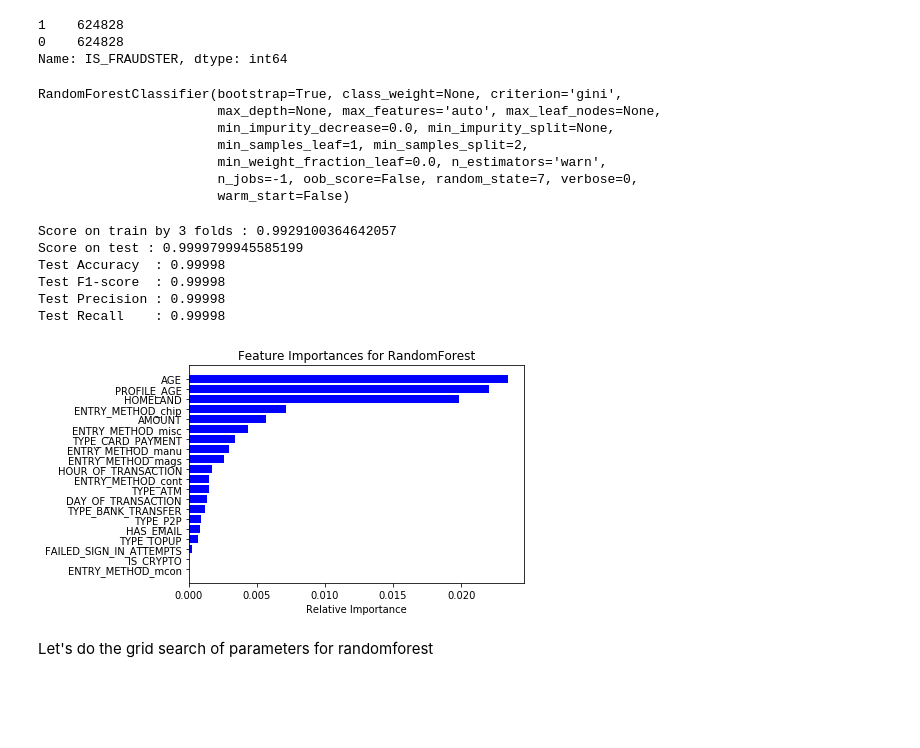
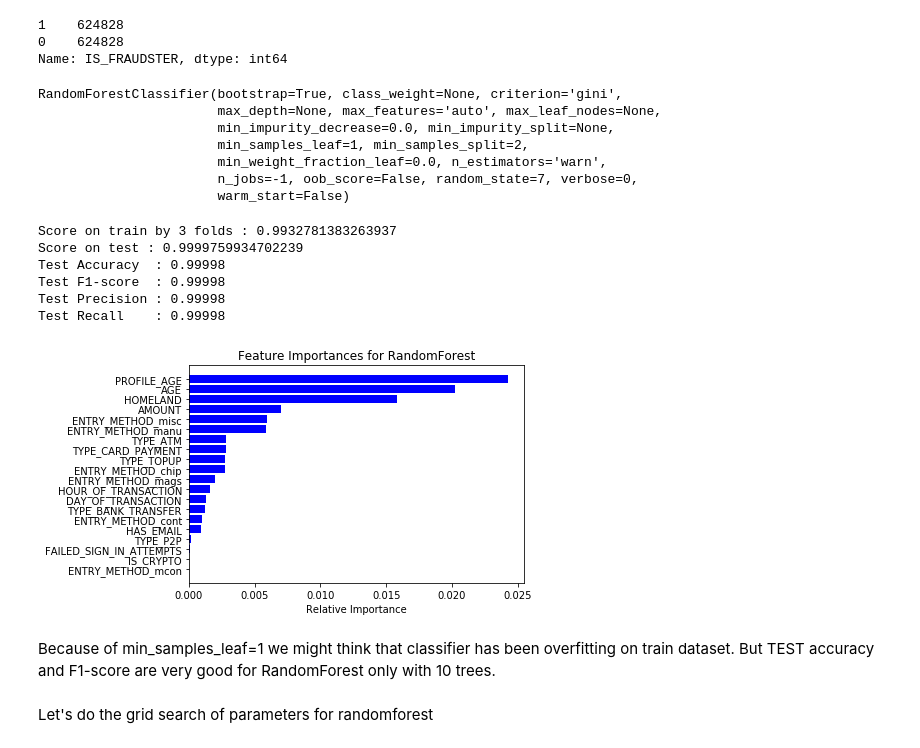
Before and after one commit to VladimirNikiforov/python_common, a Jupyter notebook: challenges/catching_fraud/notebooks/FinCrime.ipynb, the cells around one changed output. Cells and saved outputs as stored; diff of their text form; code cells hidden in the pictures; blank space fills up the shorter version.

```diff
--- a/challenges/catching_fraud/notebooks/FinCrime.ipynb
+++ b/challenges/catching_fraud/notebooks/FinCrime.ipynb
@@ -789,7 +792,7 @@ dataset_file_name = '../data/dataset.csv'
 dataset_time_file_name = '../data/dataset_time.csv'
 
 # We don't need CURRENCY as a feature because FRAUDSTER is not identified by CURRENCY
-df = pd.read_csv(dataset_file_name).drop('CURRENCY',axis=1)
+df = pd.read_csv(dataset_file_name)
 df_time = pd.read_csv(dataset_time_file_name)
 # %%
 df[df['IS_FRAUDSTER']==1].head()
@@ -880,35 +883,39 @@ print (f"Test F1-score  : {f1_score(y_test_over,rf_pred,average='macro'):.5f}")
 print (f"Test Precision : {precision_score(y_test_over,rf_pred,average='macro'):.5f}")
 print (f"Test Recall    : {recall_score(y_test_over,rf_pred,average='macro'):.5f}")
 
+# store list of features to the model parameter
+rf.feature_names = list(X_train_over.columns.values)
 # save model to artifact
 from sklearn.externals import joblib
 joblib.dump(rf, '../artifacts/model.pkl')
 #rf = joblib.load('../artifacts/model.pkl')
 
 # Let's look at features importance
 features = X_train_over.columns
 importances = rf.feature_importances_[0:20]
 indices = np.argsort(importances)
 
 plt.title('Feature Importances for RandomForest')
 plt.barh(range(len(indices)), importances[indices], color='b', align='center')
 plt.yticks(range(len(indices)), [features[i] for i in indices])
 plt.xlabel('Relative Importance')
 plt.show()
 del rf
 # %% [output]
 RandomForestClassifier(bootstrap=True, class_weight=None, criterion='gini',
                        max_depth=None, max_features='auto', max_leaf_nodes=None,
                        min_impurity_decrease=0.0, min_impurity_split=None,
                        min_samples_leaf=1, min_samples_split=2,
                        min_weight_fraction_leaf=0.0, n_estimators='warn',
                        n_jobs=-1, oob_score=False, random_state=7, verbose=0,
                        warm_start=False)
-Score on train by 3 folds : 0.9929100364642057
-Score on test : 0.9999799945585199
+Score on train by 3 folds : 0.9932781383263937
+Score on test : 0.9999759934702239
 Test Accuracy  : 0.99998
 Test F1-score  : 0.99998
 Test Precision : 0.99998
 Test Recall    : 0.99998
-[figure, old version]
+[figure, new version]
+# %% [markdown]
+Because of min_samples_leaf=1 we might think that classifier has been overfitting on train dataset. But TEST accuracy and F1-score are very good for RandomForest only with 10 trees.
 # %%
```
Also changed, not shown: parts of 40 cells of this notebook, 6 other files.
